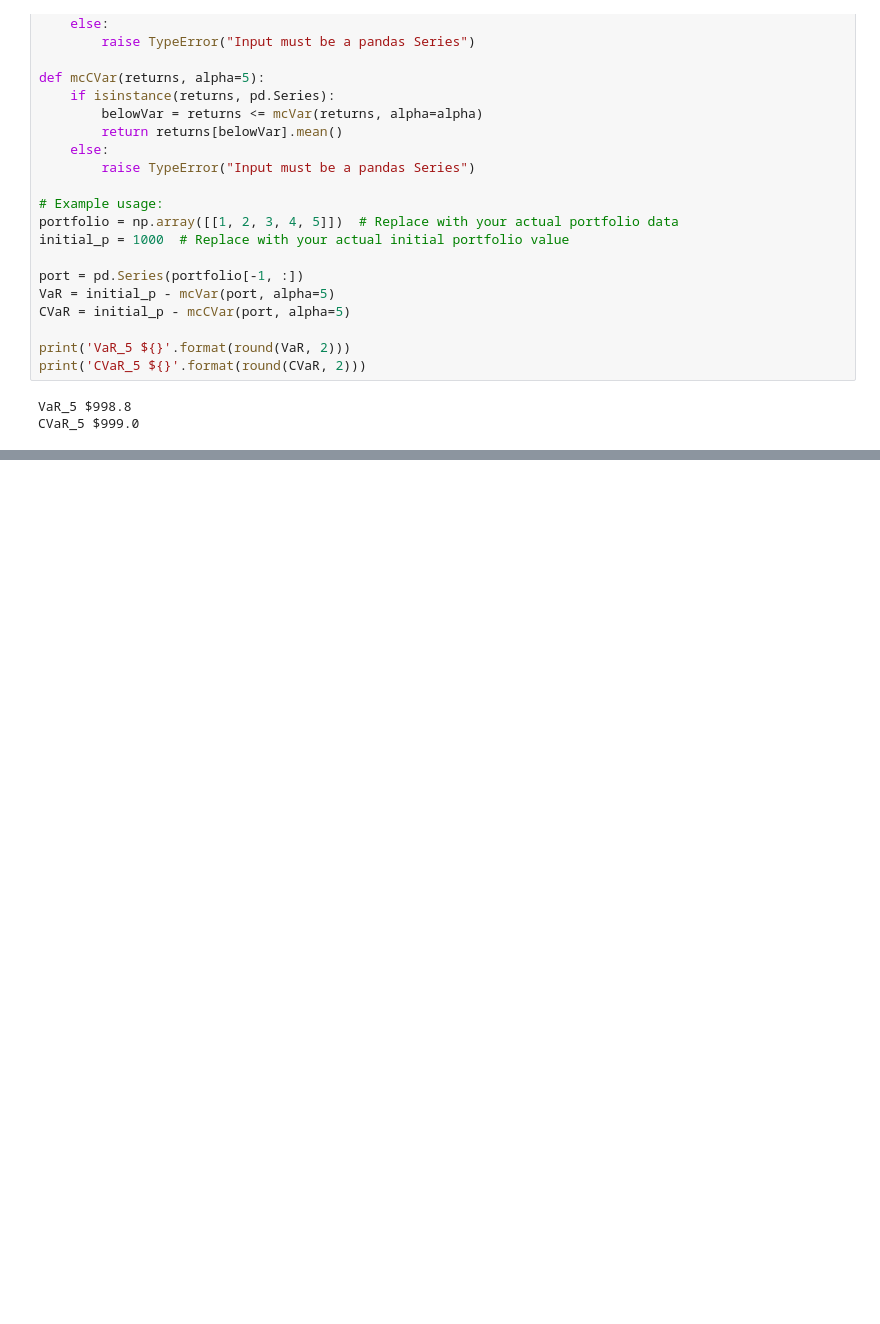
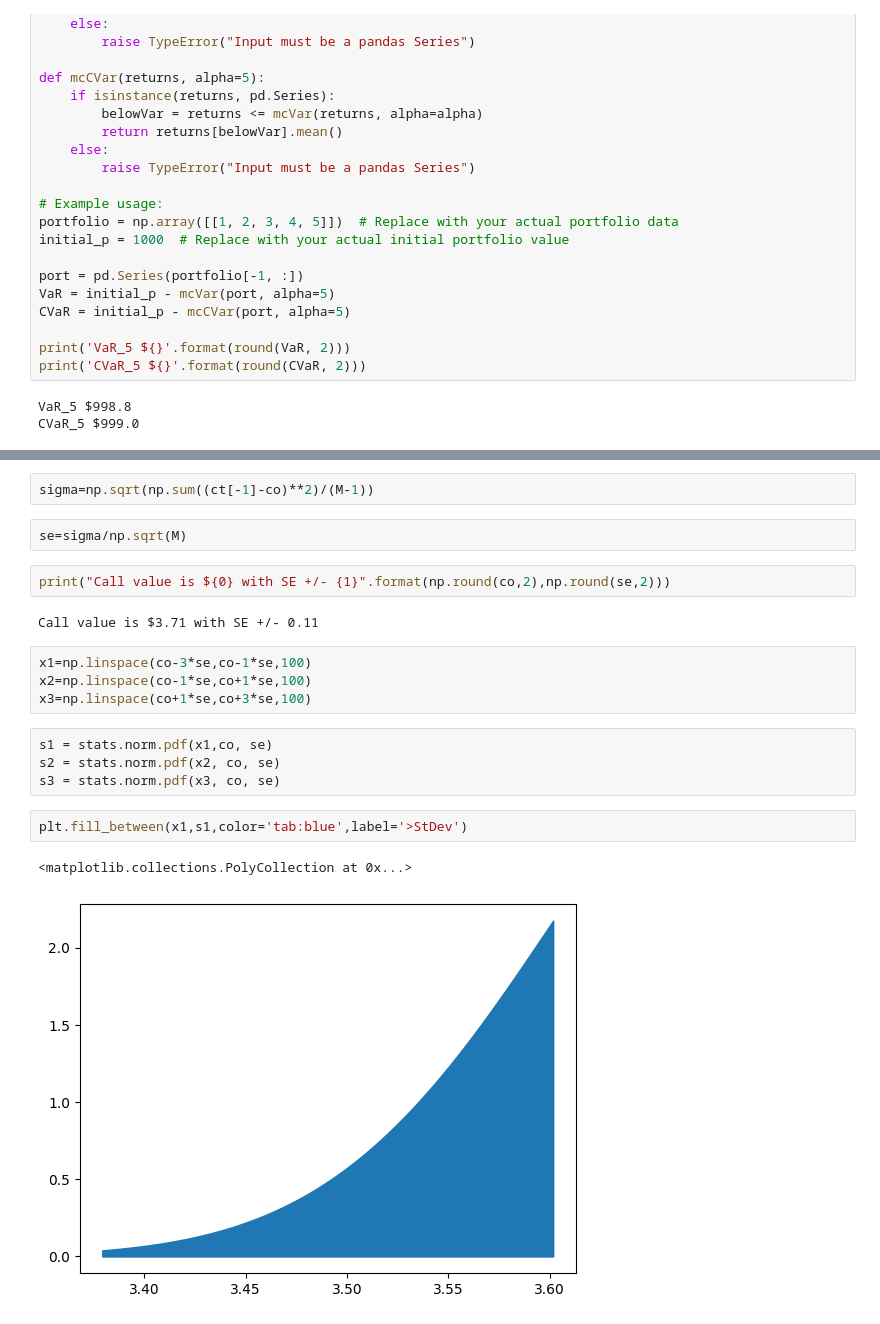
Before and after one commit to ranjan2829/Quant, a Jupyter notebook: Monte_Carlo_FInancial_Model.ipynb, the cells around one changed output, grey strips where cells are left out. Cells and saved outputs as stored; diff of their text form; blank space fills up the shorter version.

```diff
--- a/Monte_Carlo_FInancial_Model.ipynb
+++ b/Monte_Carlo_FInancial_Model.ipynb
@@ -124,0 +154,21 @@ CVaR_5 $999.0
+# %%
+sigma=np.sqrt(np.sum((ct[-1]-co)**2)/(M-1))
+# %%
+se=sigma/np.sqrt(M)
+# %%
+print("Call value is ${0} with SE +/- {1}".format(np.round(co,2),np.round(se,2)))
+# %% [output]
+Call value is $3.71 with SE +/- 0.11
+# %%
+x1=np.linspace(co-3*se,co-1*se,100)
+x2=np.linspace(co-1*se,co+1*se,100)
+x3=np.linspace(co+1*se,co+3*se,100)
+# %%
+s1 = stats.norm.pdf(x1,co, se)
+s2 = stats.norm.pdf(x2, co, se)
+s3 = stats.norm.pdf(x3, co, se)
+# %%
+plt.fill_between(x1,s1,color='tab:blue',label='>StDev')
+# %% [output]
+<matplotlib.collections.PolyCollection at 0x...>
+[figure, added]
```
Also changed, not shown: parts of 7 cells of this notebook.
